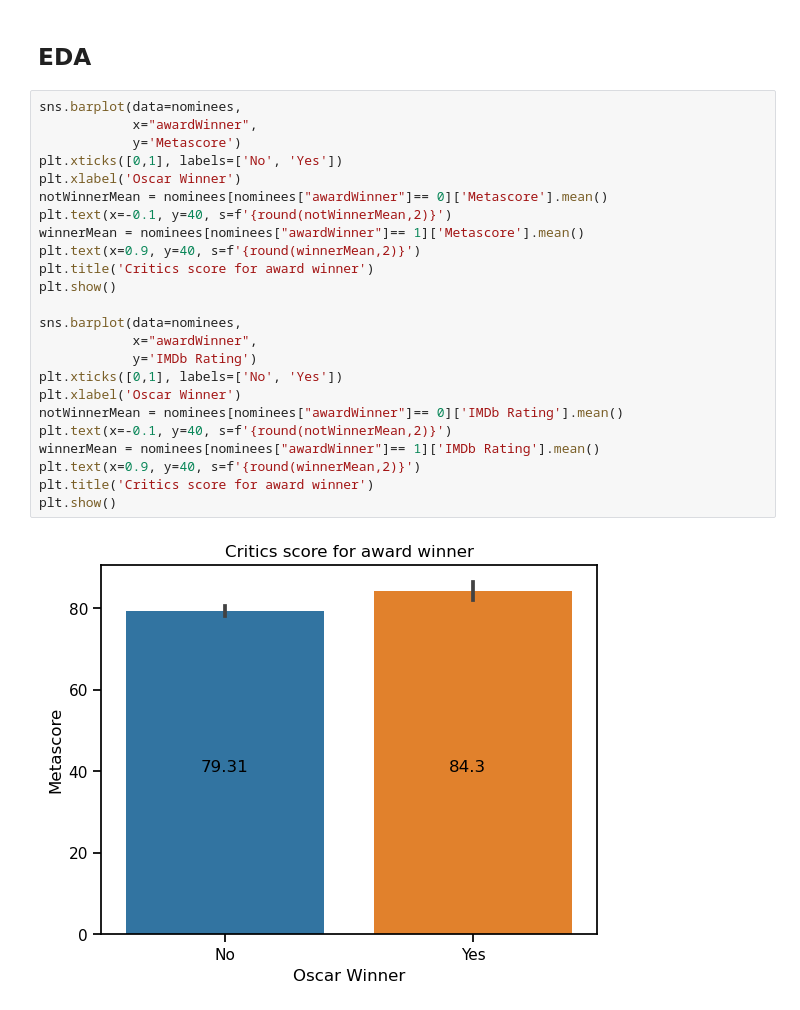
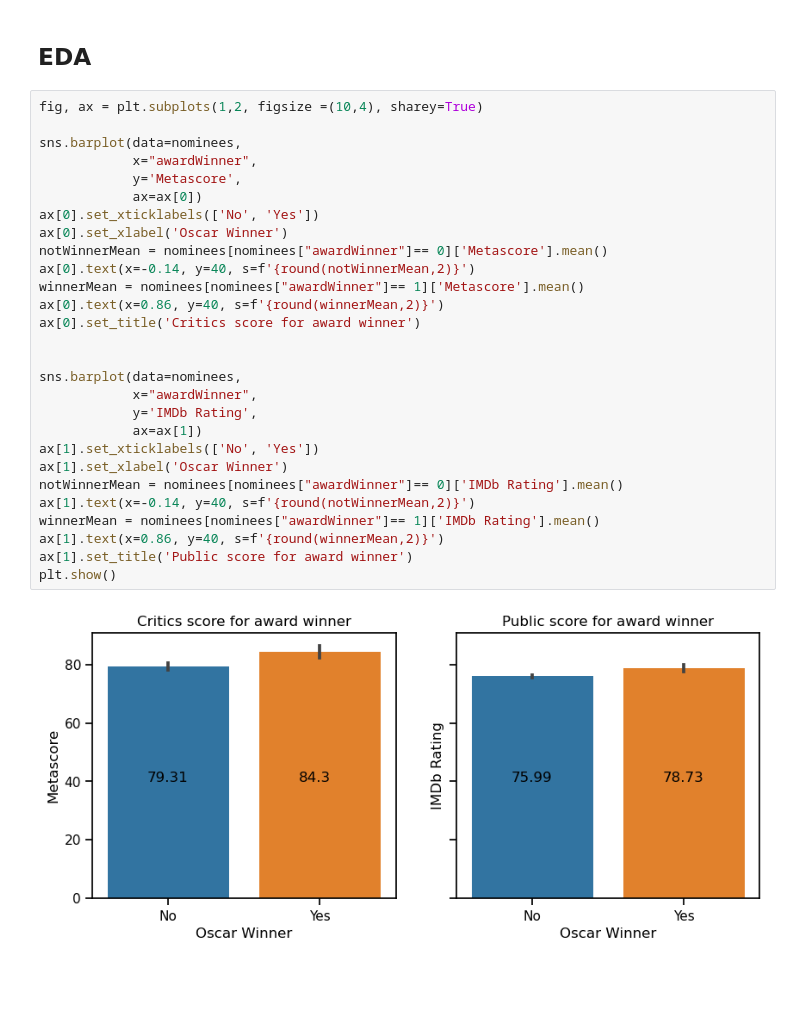
Before and after one commit to gupaulasan/portfolio, a Jupyter notebook: Oscar Winner Prediciton/oscars.ipynb, the cells around one changed output. Saved outputs shown, nothing was run; the diff lists cells and outputs as text; blank space fills up the shorter version.

Commit message:
Update oscars.ipynb
Further data exploration

```diff
--- a/Oscar Winner Prediciton/oscars.ipynb
+++ b/Oscar Winner Prediciton/oscars.ipynb
@@ -224,28 +224,32 @@ nominees['IMDb Rating'] = nominees['IMDb Rating']*10
 # %% [markdown]
 ## EDA
 # %%
-sns.barplot(data=nominees,
-            x="awardWinner",
-            y='Metascore')
-plt.xticks([0,1], labels=['No', 'Yes'])
-plt.xlabel('Oscar Winner')
-notWinnerMean = nominees[nominees["awardWinner"]== 0]['Metascore'].mean()
-plt.text(x=-0.1, y=40, s=f'{round(notWinnerMean,2)}')
-winnerMean = nominees[nominees["awardWinner"]== 1]['Metascore'].mean()
-plt.text(x=0.9, y=40, s=f'{round(winnerMean,2)}')
-plt.title('Critics score for award winner')
-plt.show()
+fig, ax = plt.subplots(1,2, figsize =(10,4), sharey=True)
 
 sns.barplot(data=nominees,
             x="awardWinner",
-            y='IMDb Rating')
-plt.xticks([0,1], labels=['No', 'Yes'])
-plt.xlabel('Oscar Winner')
+            y='Metascore',
+            ax=ax[0])
+ax[0].set_xticklabels(['No', 'Yes'])
+ax[0].set_xlabel('Oscar Winner')
+notWinnerMean = nominees[nominees["awardWinner"]== 0]['Metascore'].mean()
+ax[0].text(x=-0.14, y=40, s=f'{round(notWinnerMean,2)}')
+winnerMean = nominees[nominees["awardWinner"]== 1]['Metascore'].mean()
+ax[0].text(x=0.86, y=40, s=f'{round(winnerMean,2)}')
+ax[0].set_title('Critics score for award winner')
+
+
+sns.barplot(data=nominees,
+            x="awardWinner",
+            y='IMDb Rating',
+            ax=ax[1])
+ax[1].set_xticklabels(['No', 'Yes'])
+ax[1].set_xlabel('Oscar Winner')
 notWinnerMean = nominees[nominees["awardWinner"]== 0]['IMDb Rating'].mean()
-plt.text(x=-0.1, y=40, s=f'{round(notWinnerMean,2)}')
+ax[1].text(x=-0.14, y=40, s=f'{round(notWinnerMean,2)}')
 winnerMean = nominees[nominees["awardWinner"]== 1]['IMDb Rating'].mean()
-plt.text(x=0.9, y=40, s=f'{round(winnerMean,2)}')
-plt.title('Critics score for award winner')
+ax[1].text(x=0.86, y=40, s=f'{round(winnerMean,2)}')
+ax[1].set_title('Public score for award winner')
 plt.show()
 # %% [output]
-[figure, old version]
+[figure, new version]
```
Also changed, not shown: parts of 5 cells of this notebook.
